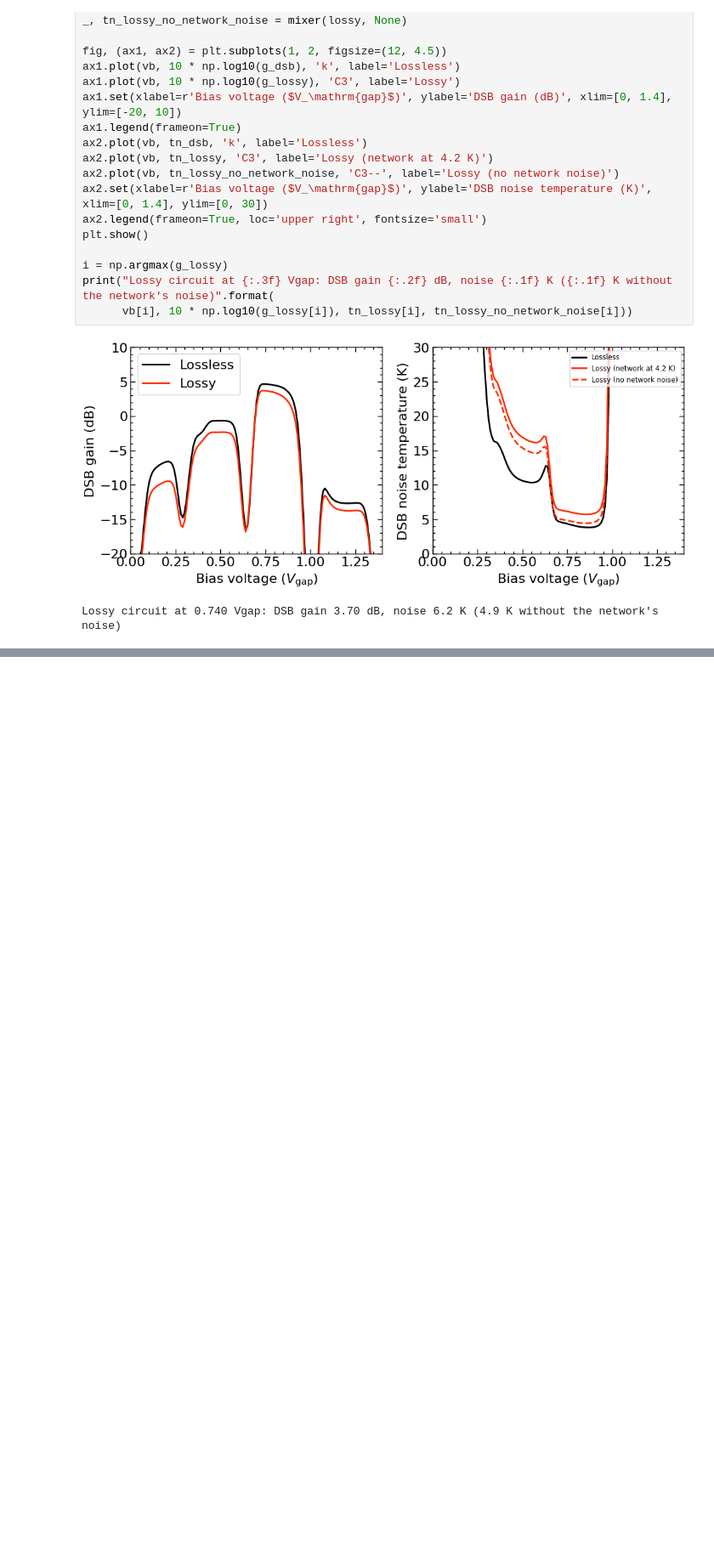
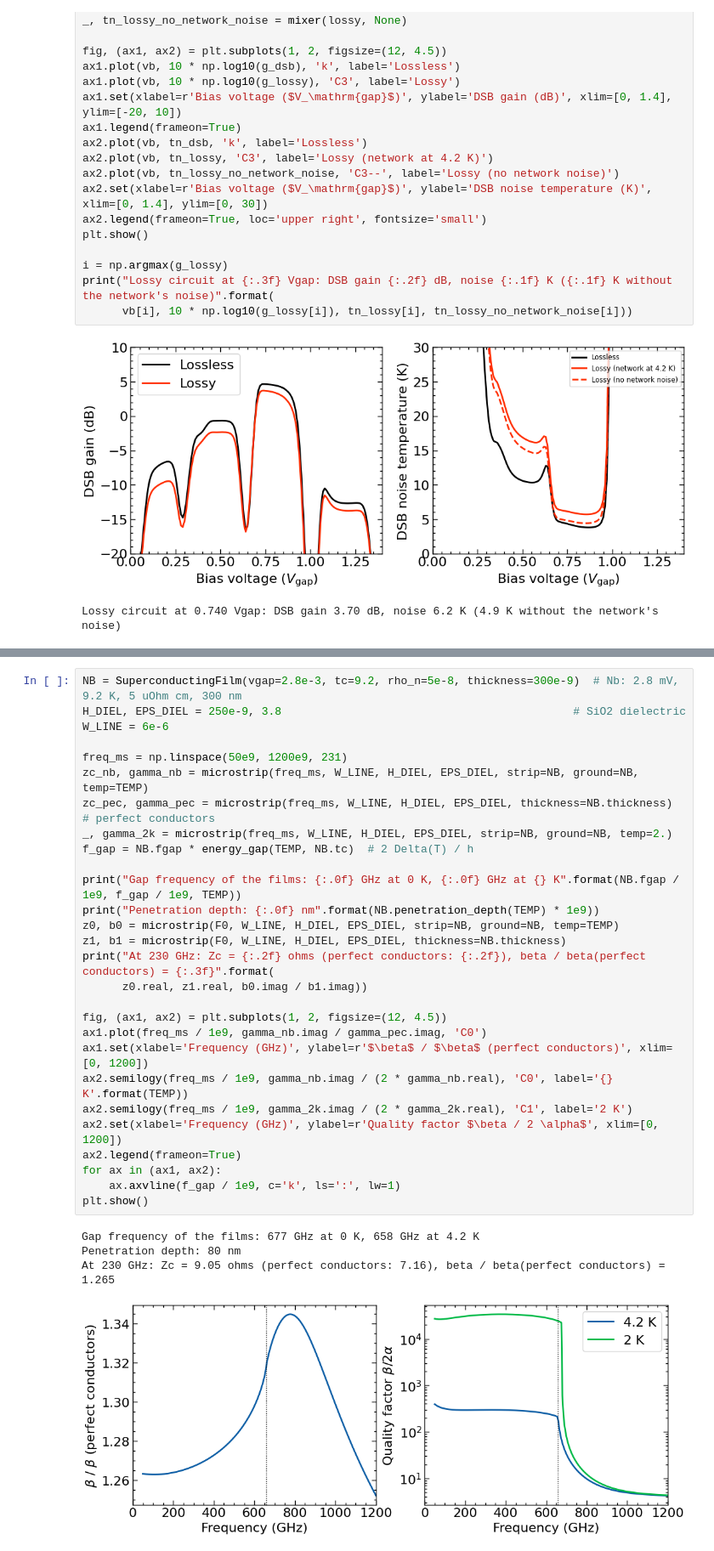
Before and after one commit to garrettj403/QMix, a Jupyter notebook: multi-junction-mixer.ipynb, the cells around one changed output, grey strips where cells are left out. Shown at 85% size. Saved outputs shown, nothing was run; the diff lists cells and outputs as text; blank space fills up the shorter version.

```diff
--- a/multi-junction-mixer.ipynb
+++ b/multi-junction-mixer.ipynb
@@ -320,0 +321,33 @@ Lossy circuit at 0.740 Vgap: DSB gain 3.70 dB, noise 6.2 K (4.9 K without the ne
+# %%
+NB = SuperconductingFilm(vgap=2.8e-3, tc=9.2, rho_n=5e-8, thickness=300e-9)  # Nb: 2.8 mV, 9.2 K, 5 uOhm cm, 300 nm
+H_DIEL, EPS_DIEL = 250e-9, 3.8                                            # SiO2 dielectric
+W_LINE = 6e-6
+
+freq_ms = np.linspace(50e9, 1200e9, 231)
+zc_nb, gamma_nb = microstrip(freq_ms, W_LINE, H_DIEL, EPS_DIEL, strip=NB, ground=NB, temp=TEMP)
+zc_pec, gamma_pec = microstrip(freq_ms, W_LINE, H_DIEL, EPS_DIEL, thickness=NB.thickness)  # perfect conductors
+_, gamma_2k = microstrip(freq_ms, W_LINE, H_DIEL, EPS_DIEL, strip=NB, ground=NB, temp=2.)
+f_gap = NB.fgap * energy_gap(TEMP, NB.tc)  # 2 Delta(T) / h
+
+print("Gap frequency of the films: {:.0f} GHz at 0 K, {:.0f} GHz at {} K".format(NB.fgap / 1e9, f_gap / 1e9, TEMP))
+print("Penetration depth: {:.0f} nm".format(NB.penetration_depth(TEMP) * 1e9))
+z0, b0 = microstrip(F0, W_LINE, H_DIEL, EPS_DIEL, strip=NB, ground=NB, temp=TEMP)
+z1, b1 = microstrip(F0, W_LINE, H_DIEL, EPS_DIEL, thickness=NB.thickness)
+print("At 230 GHz: Zc = {:.2f} ohms (perfect conductors: {:.2f}), beta / beta(perfect conductors) = {:.3f}".format(
+      z0.real, z1.real, b0.imag / b1.imag))
+
+fig, (ax1, ax2) = plt.subplots(1, 2, figsize=(12, 4.5))
+ax1.plot(freq_ms / 1e9, gamma_nb.imag / gamma_pec.imag, 'C0')
+ax1.set(xlabel='Frequency (GHz)', ylabel=r'$\beta$ / $\beta$ (perfect conductors)', xlim=[0, 1200])
+ax2.semilogy(freq_ms / 1e9, gamma_nb.imag / (2 * gamma_nb.real), 'C0', label='{} K'.format(TEMP))
+ax2.semilogy(freq_ms / 1e9, gamma_2k.imag / (2 * gamma_2k.real), 'C1', label='2 K')
+ax2.set(xlabel='Frequency (GHz)', ylabel=r'Quality factor $\beta / 2 \alpha$', xlim=[0, 1200])
+ax2.legend(frameon=True)
+for ax in (ax1, ax2):
+    ax.axvline(f_gap / 1e9, c='k', ls=':', lw=1)
+plt.show()
+# %% [output]
+Gap frequency of the films: 677 GHz at 0 K, 658 GHz at 4.2 K
+Penetration depth: 80 nm
+At 230 GHz: Zc = 9.05 ohms (perfect conductors: 7.16), beta / beta(perfect conductors) = 1.265
+[figure, added]
```
Also changed, not shown: parts of 10 cells of this notebook, 26 other files.
